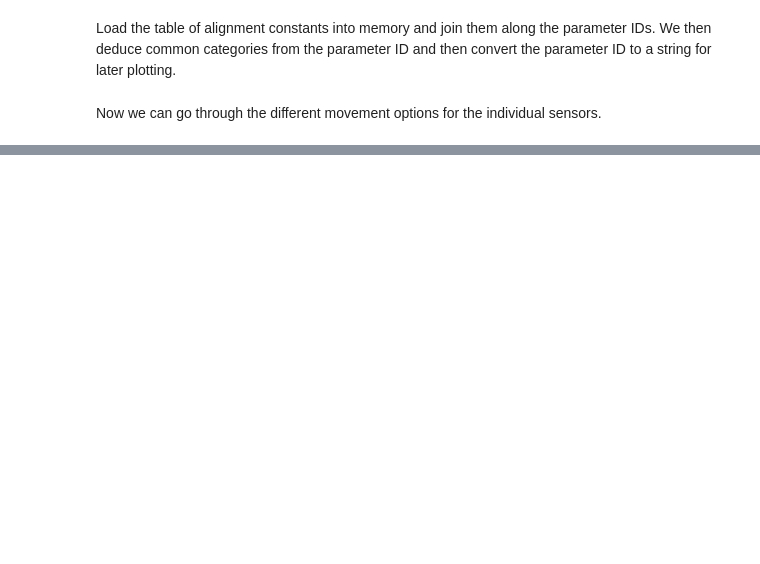
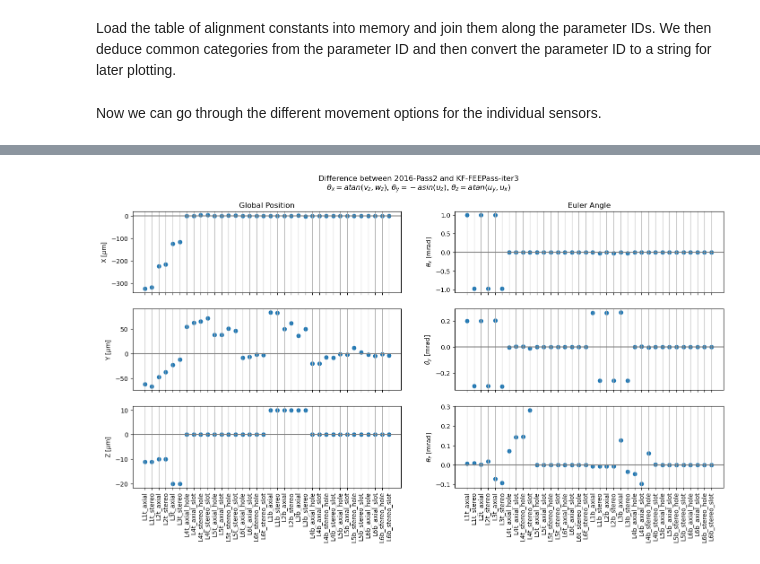
Before and after one commit to tomeichlersmith/hps, a Jupyter notebook: 2016-align/db-vs-compact.ipynb, the cells around one changed output, grey strips where cells are left out. Cells and saved outputs as stored; diff of their text form; code cells hidden in the pictures; blank space fills up the shorter version.

```diff
--- a/2016-align/db-vs-compact.ipynb
+++ b/2016-align/db-vs-compact.ipynb
@@ -94,0 +119,58 @@ plt.show()
+# %%
+dets = {
+    d : load_json(f'HPS-PhysicsRun2016-{d}-global.json')
+    for d in ['Pass2','KF-FEEPass-iter3']
+}
+# %%
+# take difference between detectors, sort sensors by top/bottom, and drop ECalScoring planes
+diff = (
+    dets['KF-FEEPass-iter3']-dets['Pass2']
+).reset_index().sort_values(
+    'sensor',
+    key = lambda sensors: sensors.str.lower().apply(lambda s: '0'+s if 't_' in s else '1'+s if 'b_' in s and 'ECal' not in s else '2'+s),
+)
+diff.drop(
+    diff[diff.sensor.str.contains('ECalScoring')].index,
+    inplace=True
+)
+# %%
+fig, axes = plt.subplots(
+    nrows=3, ncols=2, sharex='col',
+    gridspec_kw = dict(
+        #wspace = 0.2,
+        #hspace = 0.01
+    )
+)
+fig.suptitle("""Difference between 2016-Pass2 and KF-FEEPass-iter3
+$\\theta_x = atan(v_z, w_z)$, $\\theta_y = -asin(u_z)$, $\\theta_z = atan(u_y, u_x)$
+""")
+fig.set_size_inches(17,8)
+
+for i_c, c in enumerate(['x','y','z']):
+    for i_tr, tr in enumerate(['position','theta']):
+        ax = axes[i_c][i_tr]
+        ax.scatter(
+            diff[diff.coord == c].sensor,
+            diff[diff.coord == c][tr]*1000
+        )
+        if tr == 'position':
+            ax.set_ylabel(f'{c.upper()} [$\mu$m]')
+        else:
+            ax.set_ylabel(f'$\\theta_{c}$ [mrad]')
+        ax.axhline(0.0, color='gray')
+        ax.grid(axis='x')
+        if c == 'x':
+            if tr == 'position':
+                ax.set_title('Global Position')
+            else:
+                ax.set_title('Euler Angle')
+        if c == 'z':
+            ax.set_xticks(
+                ax.get_xticks(),
+                ax.get_xticklabels(),
+                rotation=90
+            )
+
+plt.show()
+# %% [output]
+[figure, added]
```
Also changed, not shown: parts of 4 cells of this notebook.
